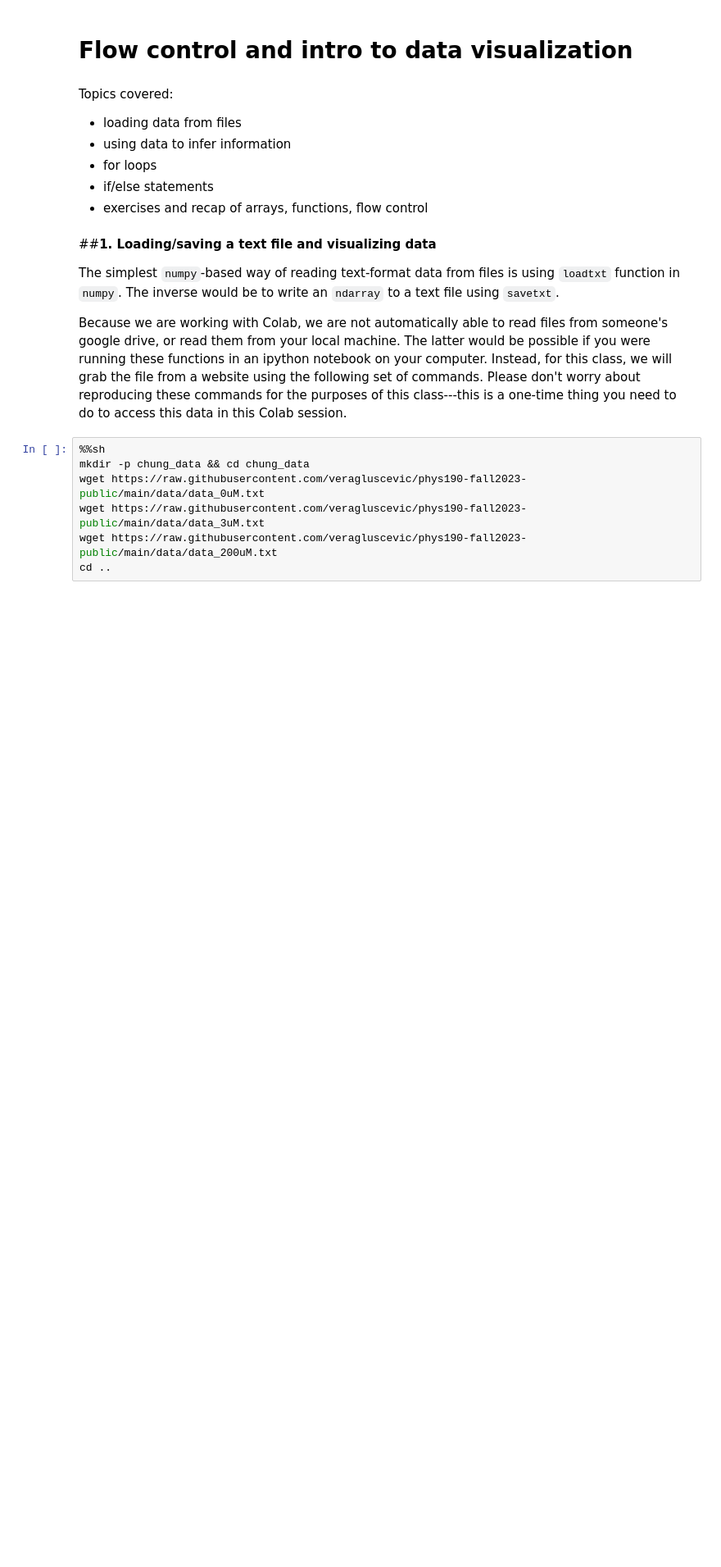
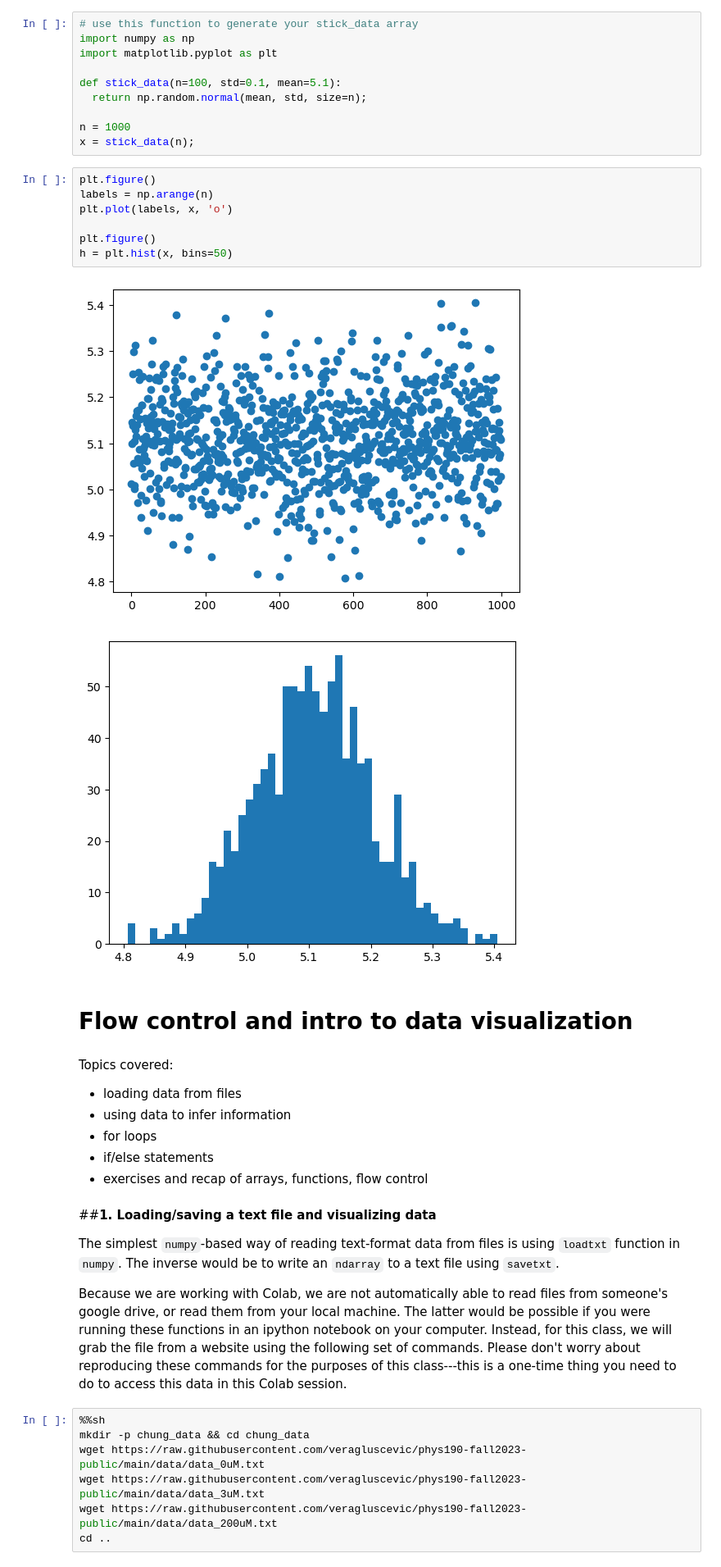
Before and after one commit to veragluscevic/phys190-public, a Jupyter notebook: for-if-data.ipynb, the cells around one changed output. Shown at 82% size. Drawn from its saved outputs; the diff is of its cells as text; blank space fills up the shorter version.

```diff
--- a/for-if-data.ipynb
+++ b/for-if-data.ipynb
@@ -1,3 +1,23 @@
+# %%
+# use this function to generate your stick_data array
+import numpy as np
+import matplotlib.pyplot as plt
+
+def stick_data(n=100, std=0.1, mean=5.1):
+  return np.random.normal(mean, std, size=n);
+
+n = 1000
+x = stick_data(n);
+# %%
+plt.figure()
+labels = np.arange(n)
+plt.plot(labels, x, 'o')
+
+plt.figure()
+h = plt.hist(x, bins=50)
+# %% [output]
+[figure, added]
+[figure, added]
 # %% [markdown]
 # **Flow control and intro to data visualization**
 # %% [markdown]
```
